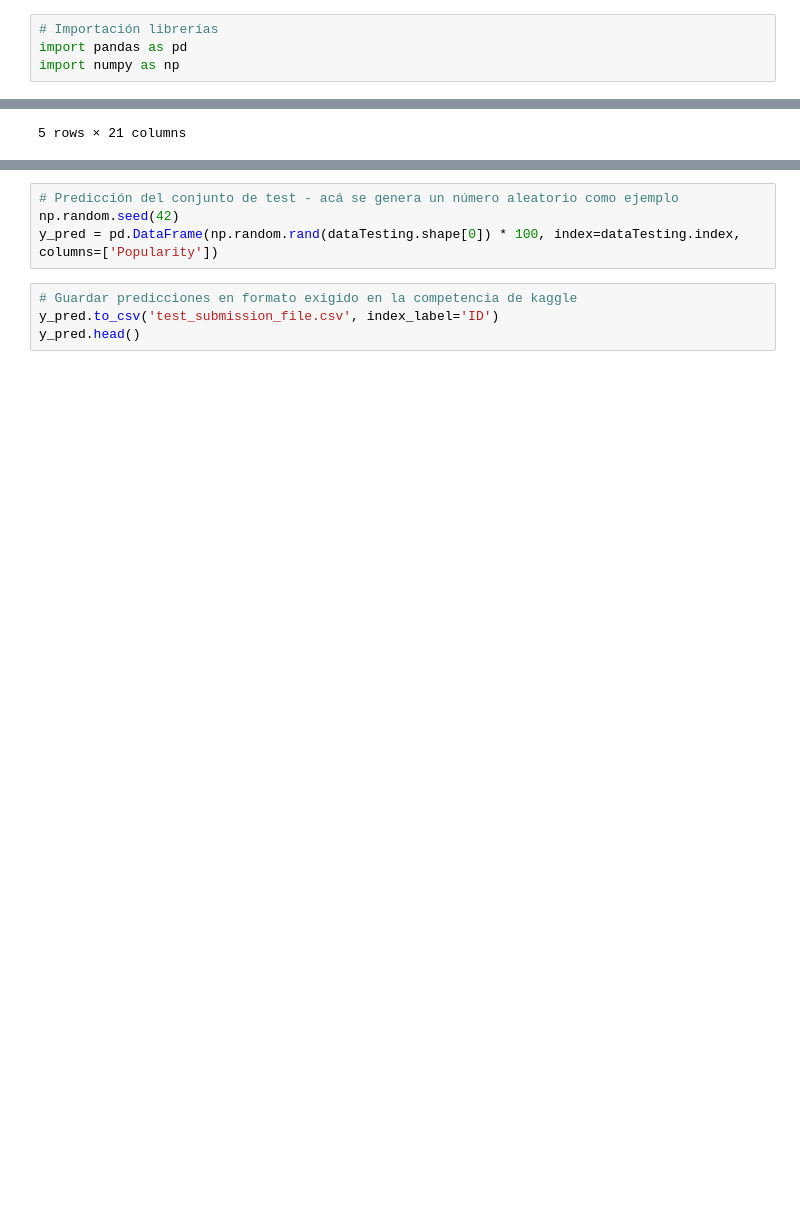
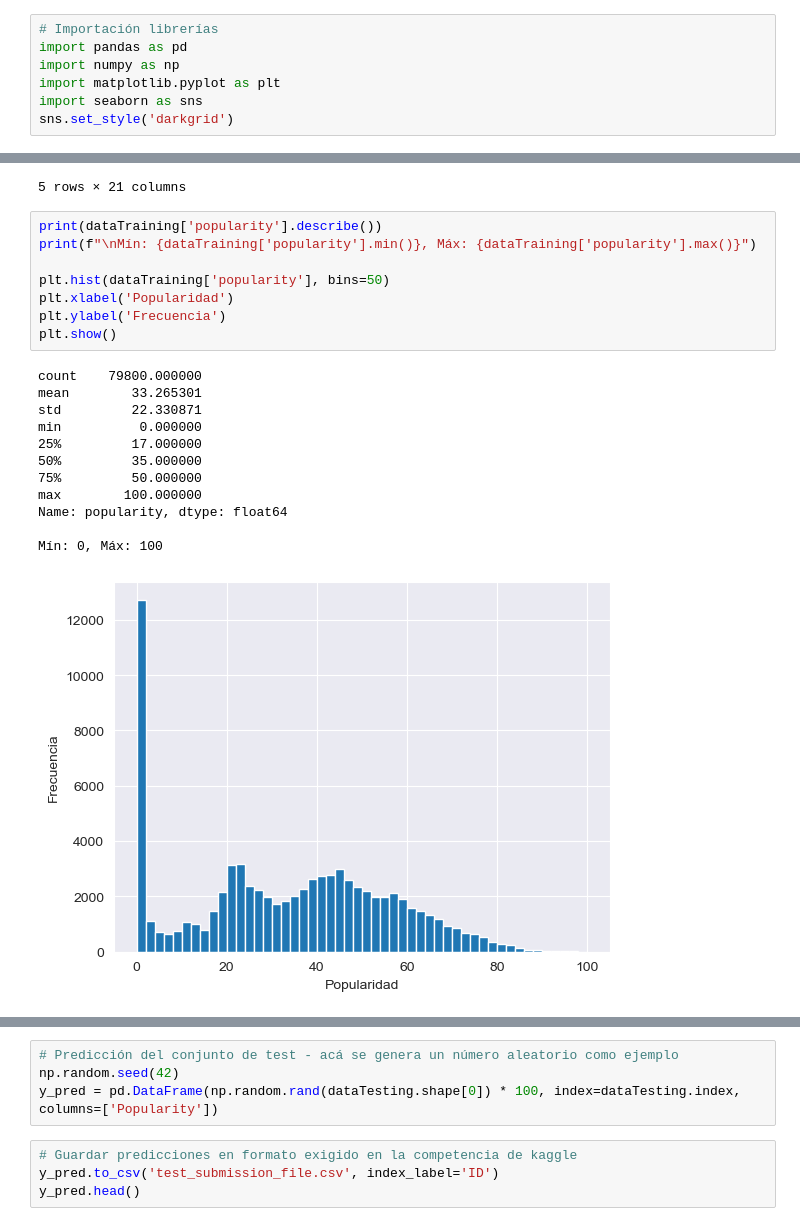
Before and after one commit to jantonioagudelo/MIAD_ML_NLP_2026, a Jupyter notebook: Semana 3/S3P1_proyecto1.ipynb, the cells around one changed output, grey strips where cells are left out. Drawn from its saved outputs; the diff is of its cells as text; blank space fills up the shorter version.

```diff
--- a/Semana 3/S3P1_proyecto1.ipynb
+++ b/Semana 3/S3P1_proyecto1.ipynb
@@ -23,6 +23,9 @@ warnings.filterwarnings('ignore')
 # Importación librerías
 import pandas as pd
 import numpy as np
+import matplotlib.pyplot as plt
+import seaborn as sns
+sns.set_style('darkgrid')
 # %%
 # Carga de datos de archivo .csv
 dataTraining = pd.read_csv('https://raw.githubusercontent.com/davidzarruk/MIAD_ML_NLP_2026/main/datasets/dataTrain_Spotify.csv')
@@ -38,3 +41,24 @@ dataTraining.head()
 | 3 | 3 | 1cRfzLJapgtwJ61xszs37b | Franz Liszt;YUNDI | Relajación y siestas | Liebeslied (Widmung), S. 566 | 218346 | False | 0.163 | 0.0368 | ... |
 | 4 | 4 | 47d5lYjbiMy0EdMRV8lRou | Scooter | Scooter Forever | The Darkside | 173160 | False | 0.647 | 0.9210 | ... |
 5 rows × 21 columns
+# %%
+print(dataTraining['popularity'].describe())
+print(f"\nMín: {dataTraining['popularity'].min()}, Máx: {dataTraining['popularity'].max()}")
+
+plt.hist(dataTraining['popularity'], bins=50)
+plt.xlabel('Popularidad')
+plt.ylabel('Frecuencia')
+plt.show()
+# %% [output]
+count    79800.000000
+mean        33.265301
+std         22.330871
+min          0.000000
+25%         17.000000
+50%         35.000000
+75%         50.000000
+max        100.000000
+Name: popularity, dtype: float64
+
+Mín: 0, Máx: 100
+[figure, added]
```
Also changed, not shown: parts of 6 cells of this notebook.
